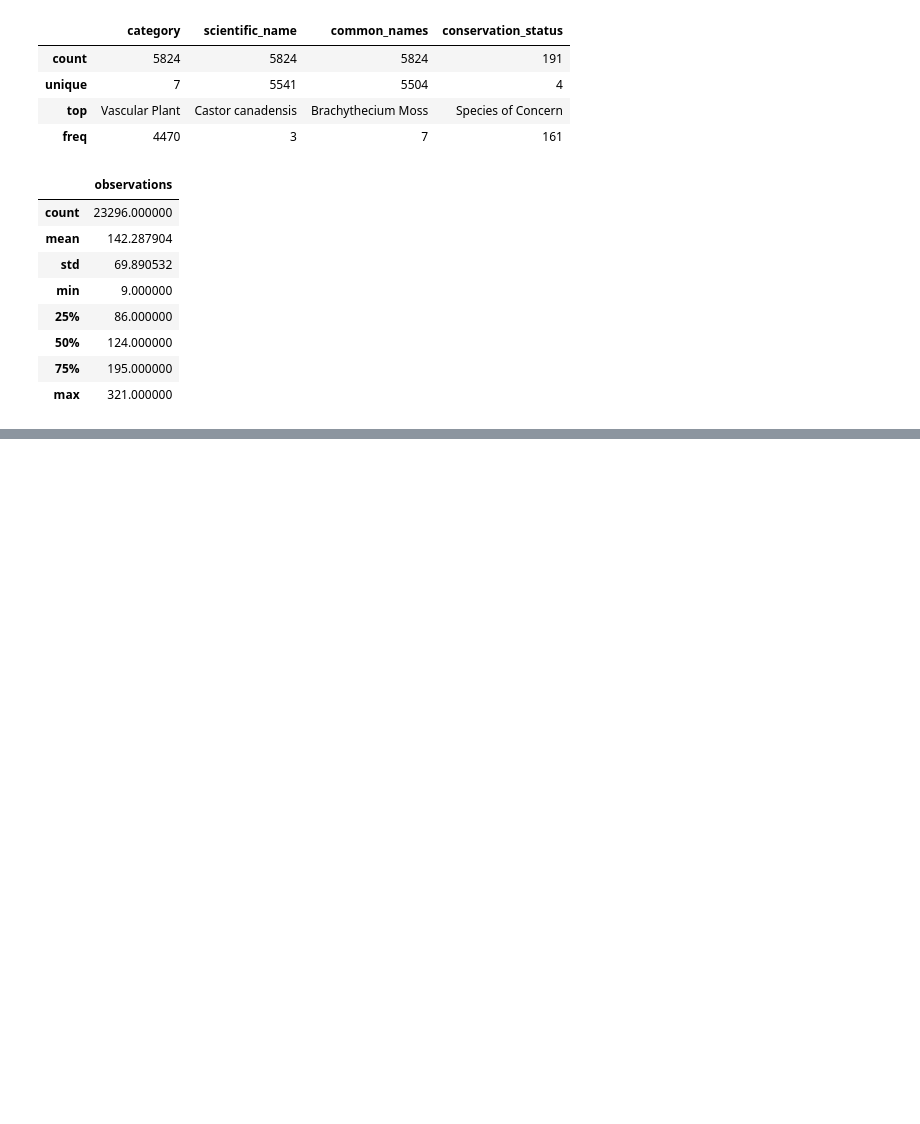
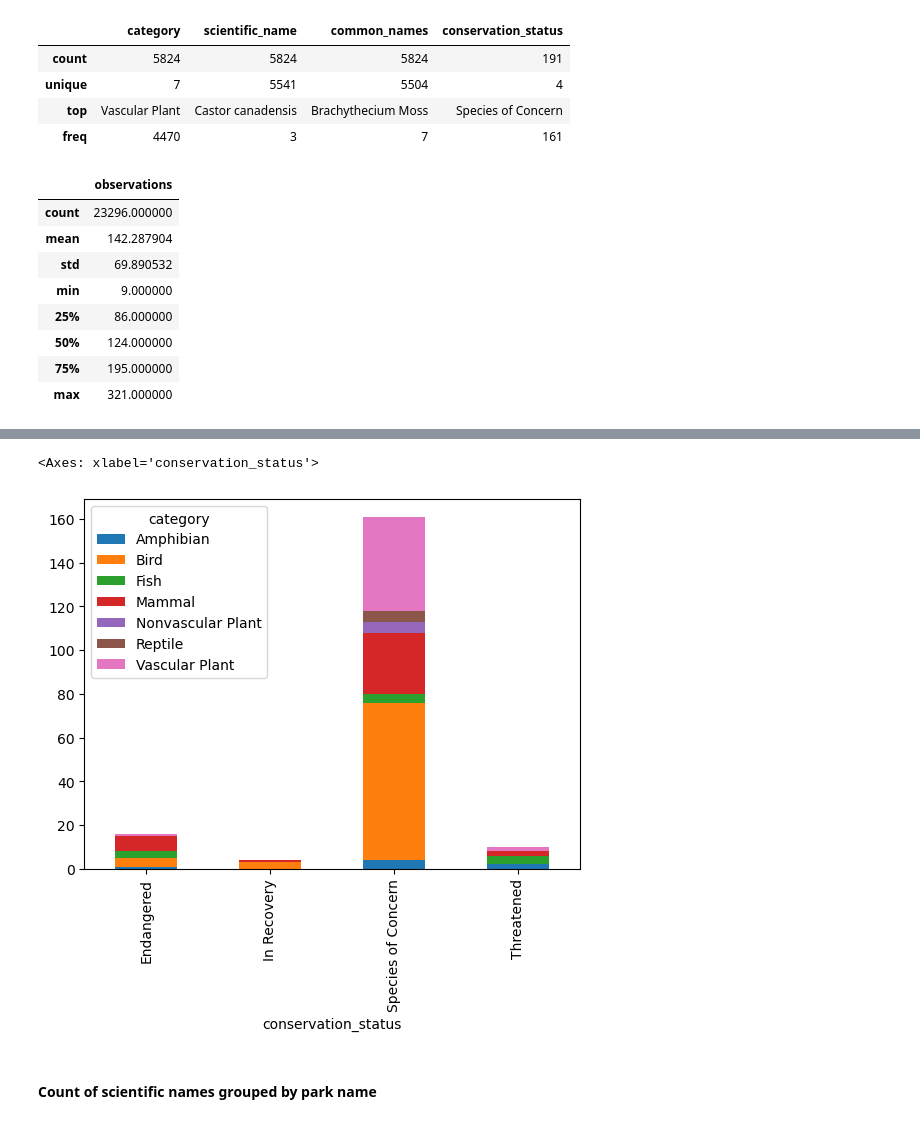
Before and after one commit to Kwamewusu/ml_portfolio, a Jupyter notebook: biodiversity_project/biodiversity.ipynb, the cells around one changed output, grey strips where cells are left out. Saved outputs shown, nothing was run; the diff lists cells and outputs as text; code cells hidden in the pictures; blank space fills up the shorter version.

Commit message:
Successfully plotted barplot of number of endangered species with respect to conservation status and species category.

```diff
--- a/biodiversity_project/biodiversity.ipynb
+++ b/biodiversity_project/biodiversity.ipynb
@@ -94,0 +117,11 @@ observation_data.describe()
+# %%
+category_count_by_status = species_data.groupby('conservation_status')['category'].value_counts()
+# %%
+test2 = category_count_by_status.unstack()
+# pd.DataFrame(category_count_by_status, index=multi_idx).plot(kind='bar',stacked=True)
+test2.plot(kind='bar',stacked=True)
+# %% [output]
+<Axes: xlabel='conservation_status'>
+[figure, added]
+# %% [markdown]
+#### Count of scientific names grouped by park name
```
Also changed, not shown: parts of 4 cells of this notebook.
